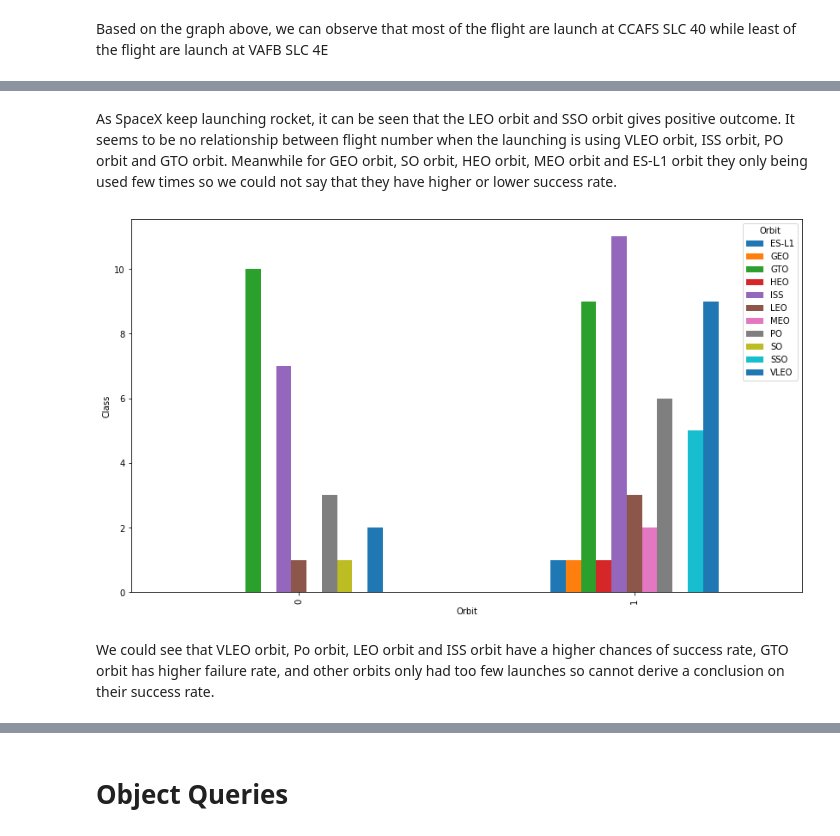
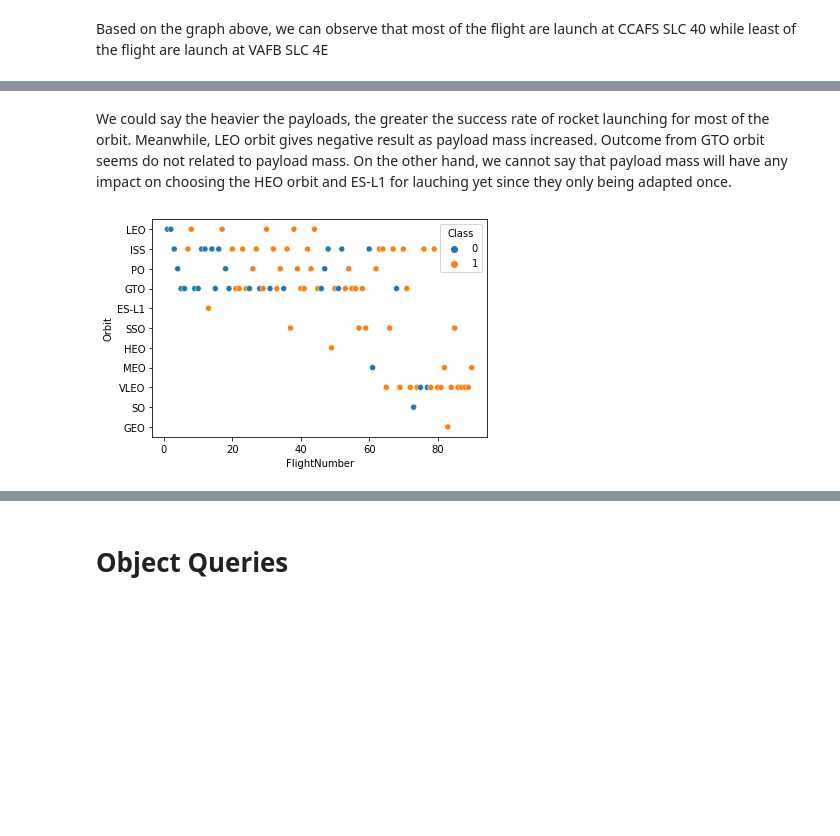
Before and after one commit to chiakl/spacex, a Jupyter notebook: spacex.ipynb, the cells around one changed output, grey strips where cells are left out. Drawn from its saved outputs; the diff is of its cells as text; code cells hidden in the pictures; blank space fills up the shorter version.

```diff
--- a/spacex.ipynb
+++ b/spacex.ipynb
@@ -322,16 +301,9 @@ plt.show()
-# %% [markdown]
-As SpaceX keep launching rocket, it can be seen that the LEO orbit and SSO orbit gives positive outcome. It seems to be no relationship between flight number when the launching is using VLEO orbit, ISS orbit, PO orbit and GTO orbit. Meanwhile for GEO orbit, SO orbit, HEO orbit, MEO orbit and ES-L1 orbit they only being used few times so we could not say that they have higher or lower success rate.
-# %%
-#Visualize the relationship between Orbit (orbit chosen) and Class (outcome of the launching)
-
-#optional methods:
-#orbitcount = spacex_train.groupby(['Orbit', 'Class'])['Class'].count()
-#orbitcount.plot(kind='bar', figsize=(15, 5), color = "orange")
-
-orbitsr = spacex_train.groupby(['Orbit','Class'])['Class'].count().unstack(0).plot.bar(figsize=(14,8))
-_ = orbitsr.set_xlabel('Orbit')
-_ = orbitsr.set_ylabel('Class')
-# %% [output]
-[figure, removed]
-# %% [markdown]
-We could see that VLEO orbit, Po orbit, LEO orbit and ISS orbit have a higher chances of success rate, GTO orbit has higher failure rate, and other orbits only had too few launches so cannot derive a conclusion on their success rate.
+# %% [markdown]
+We could say the heavier the payloads, the greater the success rate of rocket launching for most of the orbit. Meanwhile, LEO orbit gives negative result as payload mass increased. Outcome from GTO orbit seems do not related to payload mass. On the other hand, we cannot say that payload mass will have any impact on choosing the HEO orbit and ES-L1 for lauching yet since they only being adapted once.
+# %%
+# Visualize the relationship between flight number and orbit type to get insight on as SpaceX launches more rocket which orbit
+# will have better launching outcome
+sns.scatterplot(x=df["FlightNumber"], y=df["Orbit"], data=df, hue="Class")
+plt.show()
+# %% [output]
+[figure, added]
```
Also changed, not shown: parts of 33 cells of this notebook.
